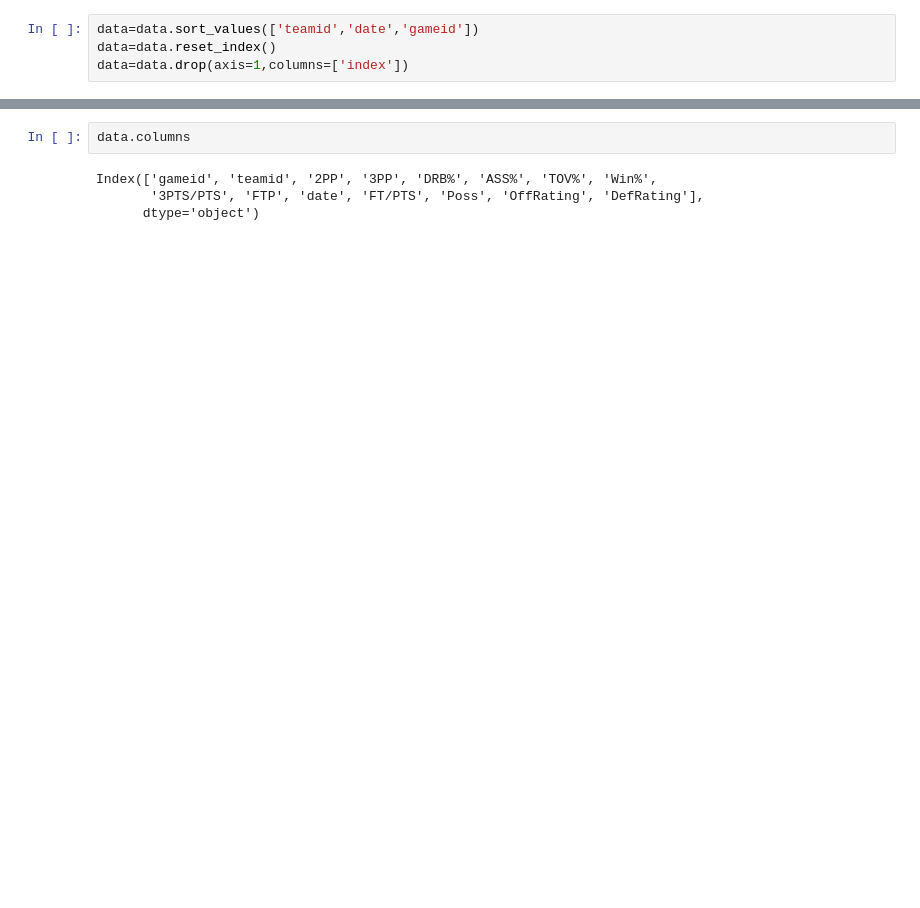
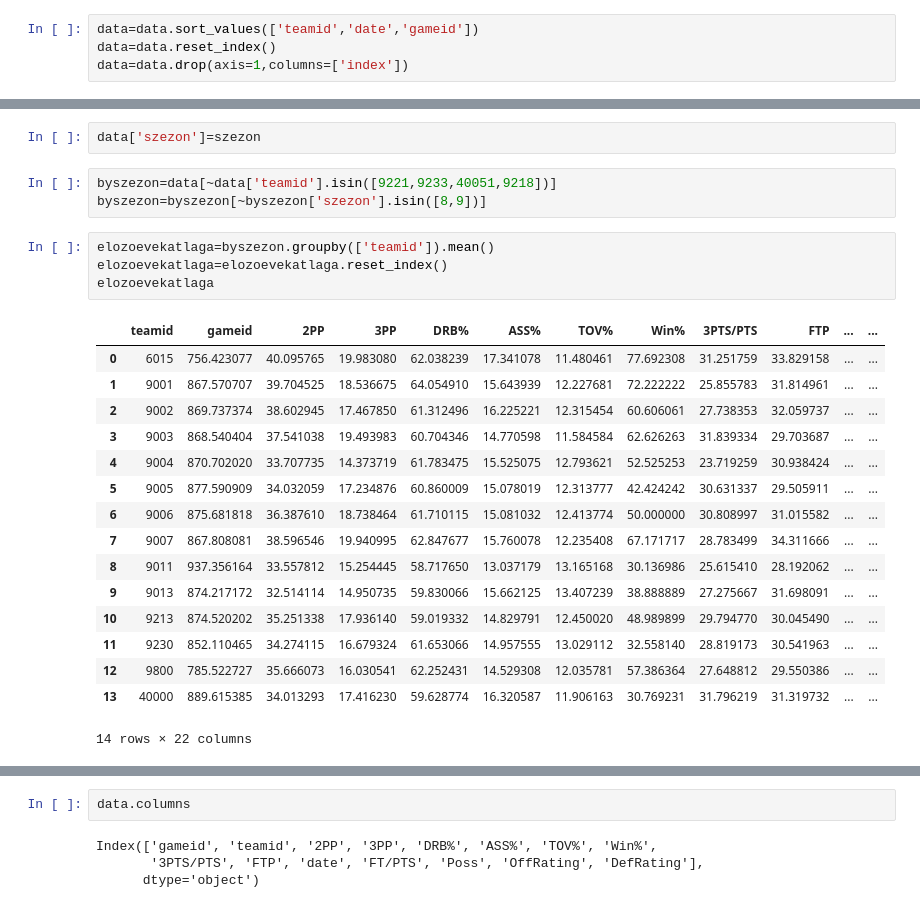
Before and after one commit to begloria/Onlab, a Jupyter notebook: 2020-as szezon jóslása.ipynb, the cells around one changed output, grey strips where cells are left out. Cells and saved outputs as stored; diff of their text form; blank space fills up the shorter version.

```diff
--- a/2020-as szezon jóslása.ipynb
+++ b/2020-as szezon jóslása.ipynb
@@ -95,0 +134,26 @@ KeyError: "['level_0'] not found in axis"
+# %%
+data['szezon']=szezon
+# %%
+byszezon=data[~data['teamid'].isin([9221,9233,40051,9218])]
+byszezon=byszezon[~byszezon['szezon'].isin([8,9])]
+# %%
+elozoevekatlaga=byszezon.groupby(['teamid']).mean()
+elozoevekatlaga=elozoevekatlaga.reset_index()
+elozoevekatlaga
+# %% [output]
+|  | teamid | gameid | 2PP | 3PP | DRB% | ASS% | TOV% | Win% | 3PTS/PTS | FTP | ... | ... |
+| 0 | 6015 | 756.423077 | 40.095765 | 19.983080 | 62.038239 | 17.341078 | 11.480461 | 77.692308 | 31.251759 | 33.829158 | ... | ... |
+| 1 | 9001 | 867.570707 | 39.704525 | 18.536675 | 64.054910 | 15.643939 | 12.227681 | 72.222222 | 25.855783 | 31.814961 | ... | ... |
+| 2 | 9002 | 869.737374 | 38.602945 | 17.467850 | 61.312496 | 16.225221 | 12.315454 | 60.606061 | 27.738353 | 32.059737 | ... | ... |
+| 3 | 9003 | 868.540404 | 37.541038 | 19.493983 | 60.704346 | 14.770598 | 11.584584 | 62.626263 | 31.839334 | 29.703687 | ... | ... |
+| 4 | 9004 | 870.702020 | 33.707735 | 14.373719 | 61.783475 | 15.525075 | 12.793621 | 52.525253 | 23.719259 | 30.938424 | ... | ... |
+| 5 | 9005 | 877.590909 | 34.032059 | 17.234876 | 60.860009 | 15.078019 | 12.313777 | 42.424242 | 30.631337 | 29.505911 | ... | ... |
+| 6 | 9006 | 875.681818 | 36.387610 | 18.738464 | 61.710115 | 15.081032 | 12.413774 | 50.000000 | 30.808997 | 31.015582 | ... | ... |
+| 7 | 9007 | 867.808081 | 38.596546 | 19.940995 | 62.847677 | 15.760078 | 12.235408 | 67.171717 | 28.783499 | 34.311666 | ... | ... |
+| 8 | 9011 | 937.356164 | 33.557812 | 15.254445 | 58.717650 | 13.037179 | 13.165168 | 30.136986 | 25.615410 | 28.192062 | ... | ... |
+| 9 | 9013 | 874.217172 | 32.514114 | 14.950735 | 59.830066 | 15.662125 | 13.407239 | 38.888889 | 27.275667 | 31.698091 | ... | ... |
+| 10 | 9213 | 874.520202 | 35.251338 | 17.936140 | 59.019332 | 14.829791 | 12.450020 | 48.989899 | 29.794770 | 30.045490 | ... | ... |
+| 11 | 9230 | 852.110465 | 34.274115 | 16.679324 | 61.653066 | 14.957555 | 13.029112 | 32.558140 | 28.819173 | 30.541963 | ... | ... |
+| 12 | 9800 | 785.522727 | 35.666073 | 16.030541 | 62.252431 | 14.529308 | 12.035781 | 57.386364 | 27.648812 | 29.550386 | ... | ... |
+| 13 | 40000 | 889.615385 | 34.013293 | 17.416230 | 59.628774 | 16.320587 | 11.906163 | 30.769231 | 31.796219 | 31.319732 | ... | ... |
+14 rows × 22 columns
```
Also changed, not shown: parts of 33 cells of this notebook.
